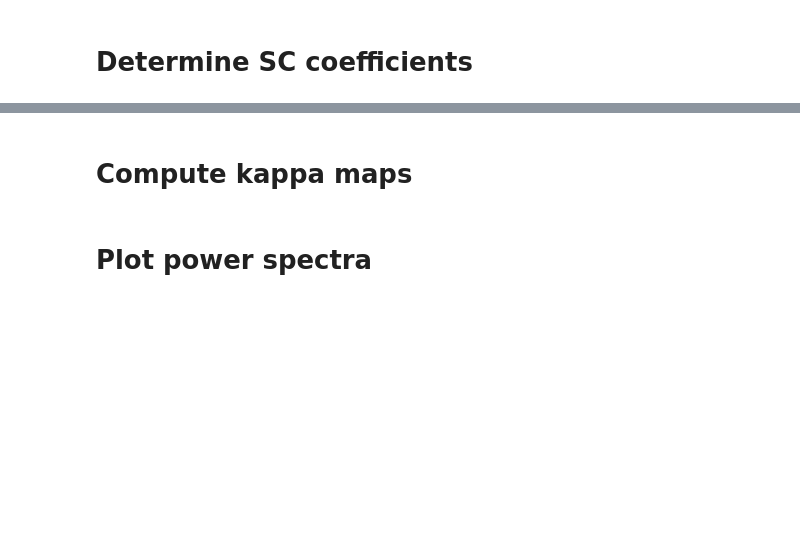
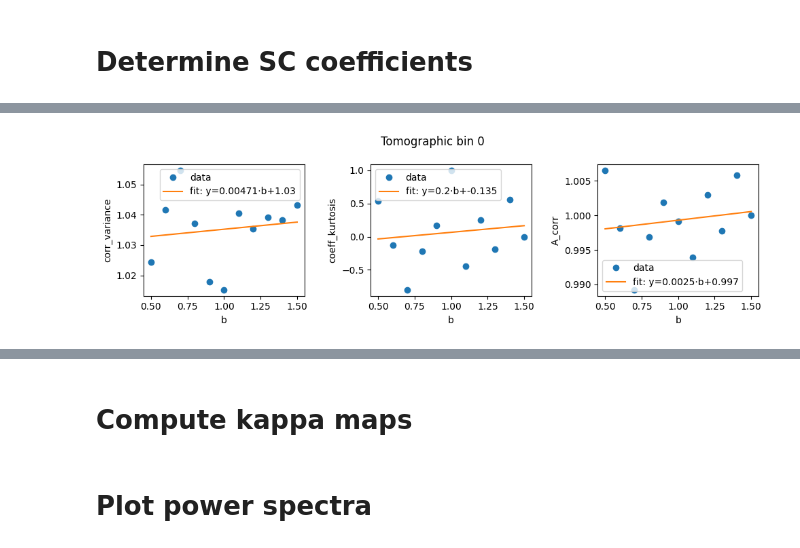
Before and after one commit to mgatti29/LSS_forward_model, a Jupyter notebook: Examples/Forward_model_Euclid.ipynb, the cells around one changed output, grey strips where cells are left out. Saved outputs shown, nothing was run; the diff lists cells and outputs as text; code cells hidden in the pictures; blank space fills up the shorter version.

```diff
--- a/Examples/Forward_model_Euclid.ipynb
+++ b/Examples/Forward_model_Euclid.ipynb
@@ -629,0 +715,81 @@ plt.show()
+# %%
+import numpy as np
+import matplotlib.pyplot as plt
+
+# Reusable containers: after running, each entry is a callable f(b) = m*b + q
+corr_variance_fit = []
+coeff_kurtosis_fit = []
+A_corr_fit = []
+
+def _fit_linear(x, y):
+    """Return (poly1d, slope, intercept)."""
+    m, q = np.polyfit(np.asarray(x), np.asarray(y), 1)
+    return np.poly1d([m, q]), m, q
+
+def plot_and_fit_tomo(tomo, bbb, calib, show=True):
+    """
+    For one tomo index:
+      - collects y(b) for the three quantities,
+      - fits y = m*b + q,
+      - plots 3 panels,
+      - returns the three poly1d callables (f_corr, f_kurt, f_A).
+    """
+    bbb = np.asarray(bbb)
+    y_corr  = np.array([calib[b][0][tomo] for b in bbb])
+    y_kurt  = np.array([calib[b][1][tomo] for b in bbb])
+    y_Acorr = np.array([calib[b][2][tomo] for b in bbb])
+
+    f_corr,  m1, q1 = _fit_linear(bbb, y_corr)
+    f_kurt,  m2, q2 = _fit_linear(bbb, y_kurt)
+    f_A,     m3, q3 = _fit_linear(bbb, y_Acorr)
+
+    # 3-panel plot
+    fig, ax = plt.subplots(1, 3, figsize=(10, 3), sharex=True)
+    pads = [0.12, 0.12, 0.12]  # keep margins tidy
+
+    # Panel 1: corr_variance
+    ax[0].plot(bbb, y_corr, marker='o', linestyle='none', label='data')
+    ax[0].plot(bbb, f_corr(bbb), label=f'fit: y={m1:.3g}·b+{q1:.3g}')
+    ax[0].set_xlabel('b'); ax[0].set_ylabel('corr_variance'); ax[0].legend()
+
+    # Panel 2: coeff_kurtosis
+    ax[1].plot(bbb, y_kurt, marker='o', linestyle='none', label='data')
+    ax[1].plot(bbb, f_kurt(bbb), label=f'fit: y={m2:.3g}·b+{q2:.3g}')
+    ax[1].set_xlabel('b'); ax[1].set_ylabel('coeff_kurtosis'); ax[1].legend()
+
+    # Panel 3: A_corr
+    ax[2].plot(bbb, y_Acorr, marker='o', linestyle='none', label='data')
+    ax[2].plot(bbb, f_A(bbb), label=f'fit: y={m3:.3g}·b+{q3:.3g}')
+    ax[2].set_xlabel('b'); ax[2].set_ylabel('A_corr'); ax[2].legend()
+
+    fig.suptitle(f'Tomographic bin {tomo}')
+    fig.tight_layout()
+
+    if show:
+        plt.show()
+
+    return f_corr, f_kurt, f_A
+
+# ---- main loop over tomographic bins ----
+# assumes you already have: nz, bbb, calib
+corr_variance_fit = [None] * nz.shape[0]
+coeff_kurtosis_fit = [None] * nz.shape[0]
+A_corr_fit = [None] * nz.shape[0]
+
+for tomo in range(nz.shape[0]):
+    f1, f2, f3 = plot_and_fit_tomo(tomo, bbb, calib, show=True)
+    corr_variance_fit[tomo] = f1
+    coeff_kurtosis_fit[tomo] = f2
+    A_corr_fit[tomo] = f3
+
+np.save('/global/homes/m/mgatti/LSS_forward_model/Data/SC_RR2_fit.npy',
+        {'corr_variance_fit':corr_variance_fit,
+        'coeff_kurtosis_fit':coeff_kurtosis_fit,
+        'A_corr_fit':A_corr_fit})
+
+
+
+# usage_fit ---------------------
+#val = corr_variance_fit[tomo](b0)
+# %% [output]
+[figure, added]
```
Also changed, not shown: parts of 10 cells of this notebook, 3 other files.
